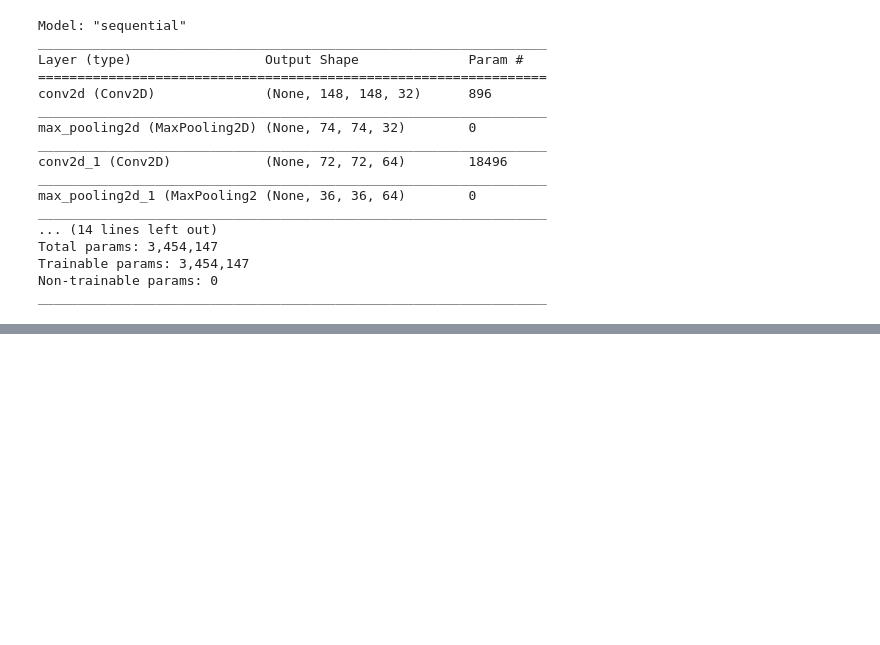
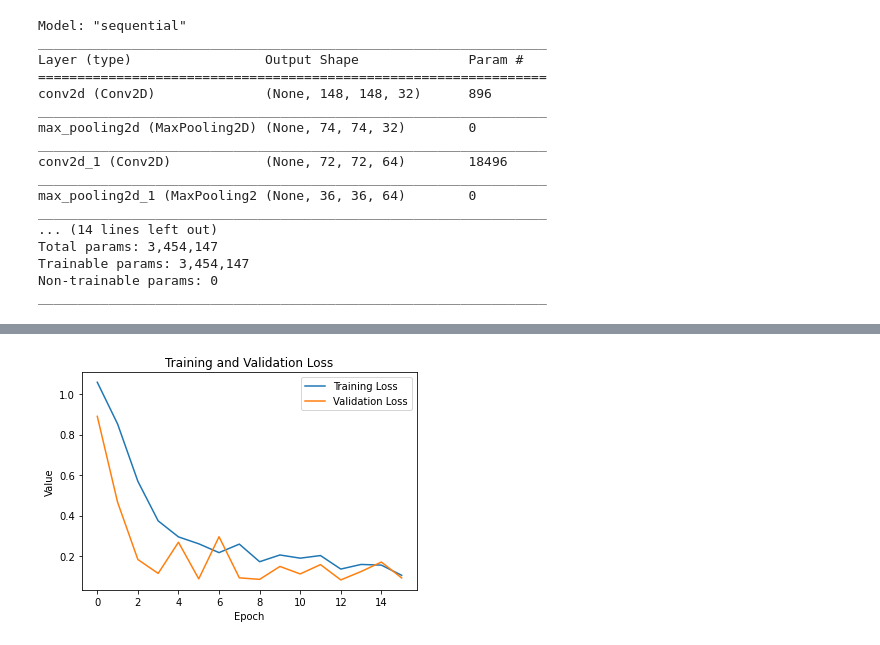
Before and after one commit to r3214/Machine-Learning-Dicoding, a Jupyter notebook: Submission_Dicoding.ipynb, the cells around one changed output, grey strips where cells are left out. Cells and saved outputs as stored; diff of their text form; code cells hidden in the pictures; blank space fills up the shorter version.

```diff
--- a/Submission_Dicoding.ipynb
+++ b/Submission_Dicoding.ipynb
@@ -191,0 +210,10 @@ Accuracy more than 96%, stop training!
+# %%
+plt.plot(loss, label='Training Loss')
+plt.plot(val_loss, label='Validation Loss')
+plt.legend(loc='upper right')
+plt.ylabel('Value')
+plt.xlabel('Epoch')
+plt.title('Training and Validation Loss')
+plt.show()
+# %% [output]
+[figure, added]
```
Also changed, not shown: parts of 4 cells of this notebook.
